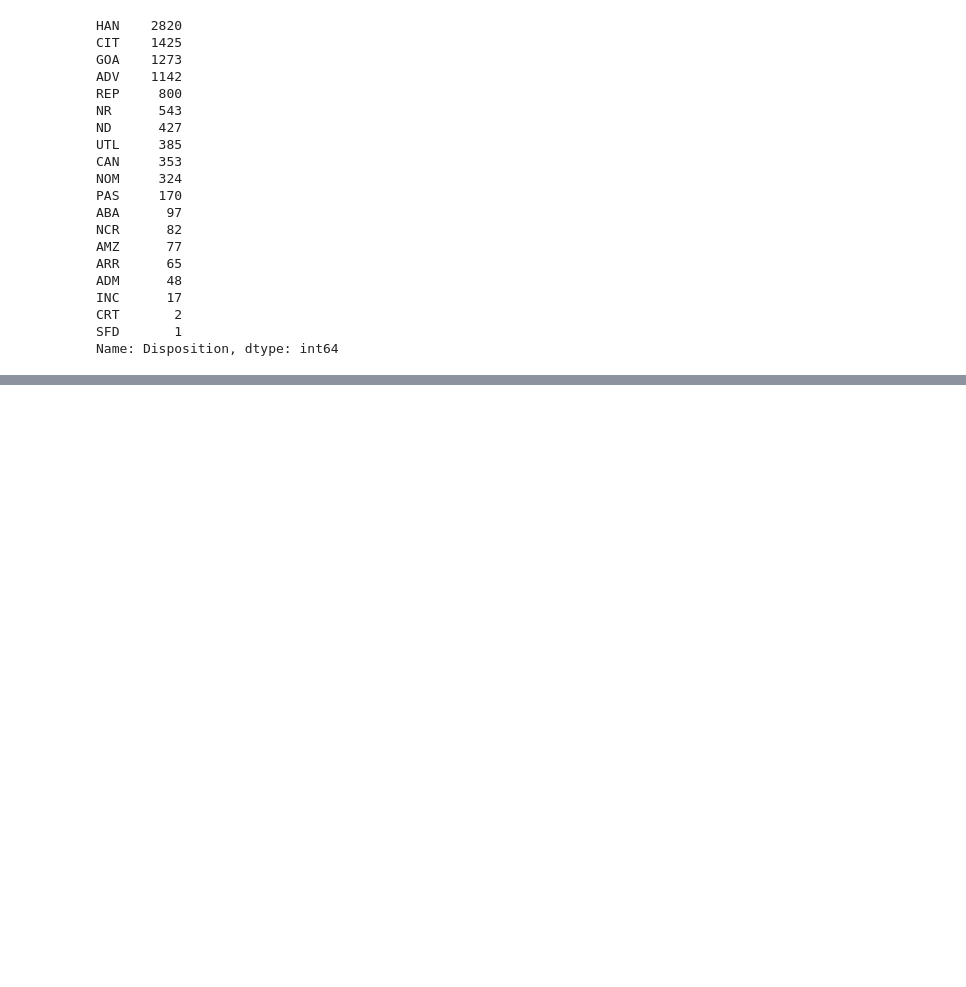
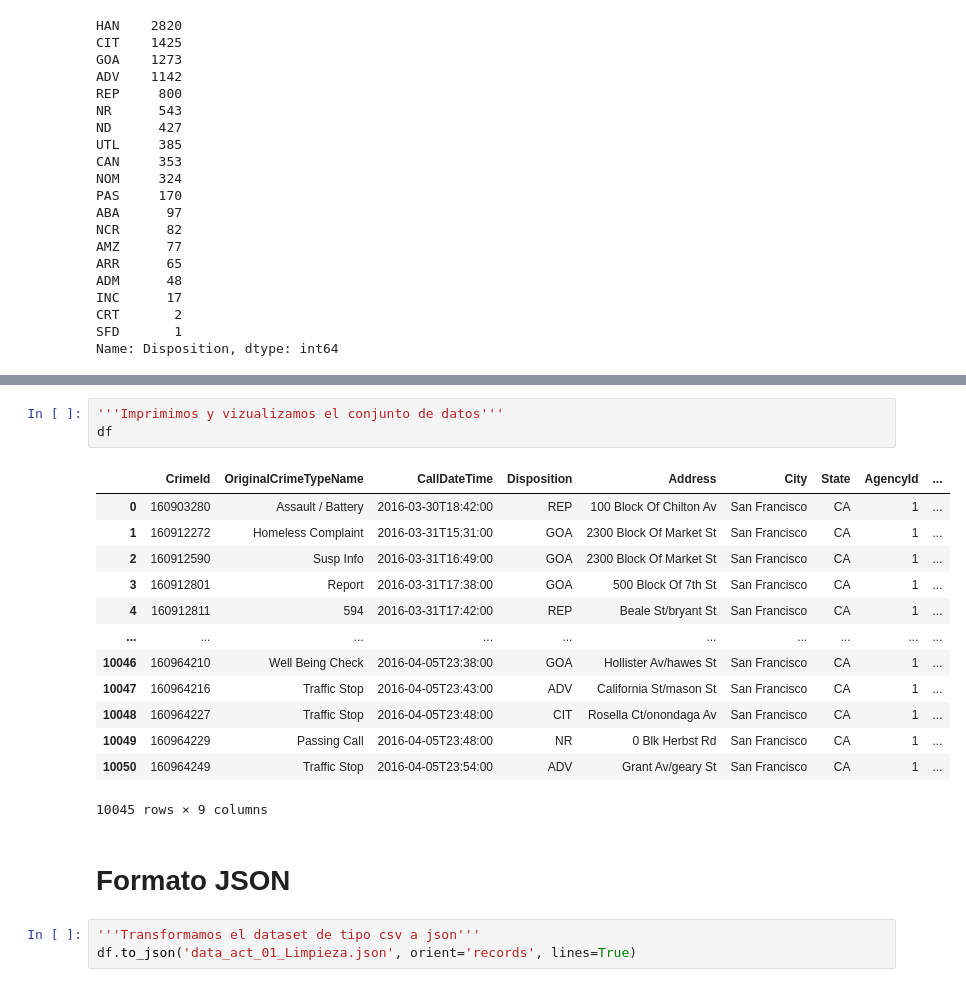
Before and after one commit to Jefferson-G/Lab2-Limpieza-de-datos, a Jupyter notebook: [NRC_6292]_JeffersonGuamán_La2Unidad2-checkpoint.ipynb, the cells around one changed output, grey strips where cells are left out. Saved outputs shown, nothing was run; the diff lists cells and outputs as text; blank space fills up the shorter version.

```diff
--- a/[NRC_6292]_JeffersonGuamán_La2Unidad2-checkpoint.ipynb
+++ b/[NRC_6292]_JeffersonGuamán_La2Unidad2-checkpoint.ipynb
@@ -225,0 +325,22 @@ Name: Disposition, dtype: int64
+# %%
+'''Imprimimos y vizualizamos el conjunto de datos'''
+df
+# %% [output]
+|  | CrimeId | OriginalCrimeTypeName | CallDateTime | Disposition | Address | City | State | AgencyId | ... |
+| 0 | 160903280 | Assault / Battery | 2016-03-30T18:42:00 | REP | 100 Block Of Chilton Av | San Francisco | CA | 1 | ... |
+| 1 | 160912272 | Homeless Complaint | 2016-03-31T15:31:00 | GOA | 2300 Block Of Market St | San Francisco | CA | 1 | ... |
+| 2 | 160912590 | Susp Info | 2016-03-31T16:49:00 | GOA | 2300 Block Of Market St | San Francisco | CA | 1 | ... |
+| 3 | 160912801 | Report | 2016-03-31T17:38:00 | GOA | 500 Block Of 7th St | San Francisco | CA | 1 | ... |
+| 4 | 160912811 | 594 | 2016-03-31T17:42:00 | REP | Beale St/bryant St | San Francisco | CA | 1 | ... |
+| ... | ... | ... | ... | ... | ... | ... | ... | ... | ... |
+| 10046 | 160964210 | Well Being Check | 2016-04-05T23:38:00 | GOA | Hollister Av/hawes St | San Francisco | CA | 1 | ... |
+| 10047 | 160964216 | Traffic Stop | 2016-04-05T23:43:00 | ADV | California St/mason St | San Francisco | CA | 1 | ... |
+| 10048 | 160964227 | Traffic Stop | 2016-04-05T23:48:00 | CIT | Rosella Ct/onondaga Av | San Francisco | CA | 1 | ... |
+| 10049 | 160964229 | Passing Call | 2016-04-05T23:48:00 | NR | 0 Blk Herbst Rd | San Francisco | CA | 1 | ... |
+| 10050 | 160964249 | Traffic Stop | 2016-04-05T23:54:00 | ADV | Grant Av/geary St | San Francisco | CA | 1 | ... |
+10045 rows × 9 columns
+# %% [markdown]
+# Formato JSON
+# %%
+'''Transformamos el dataset de tipo csv a json'''
+df.to_json('data_act_01_Limpieza.json', orient='records', lines=True)
```
Also changed, not shown: parts of 17 cells of this notebook.
